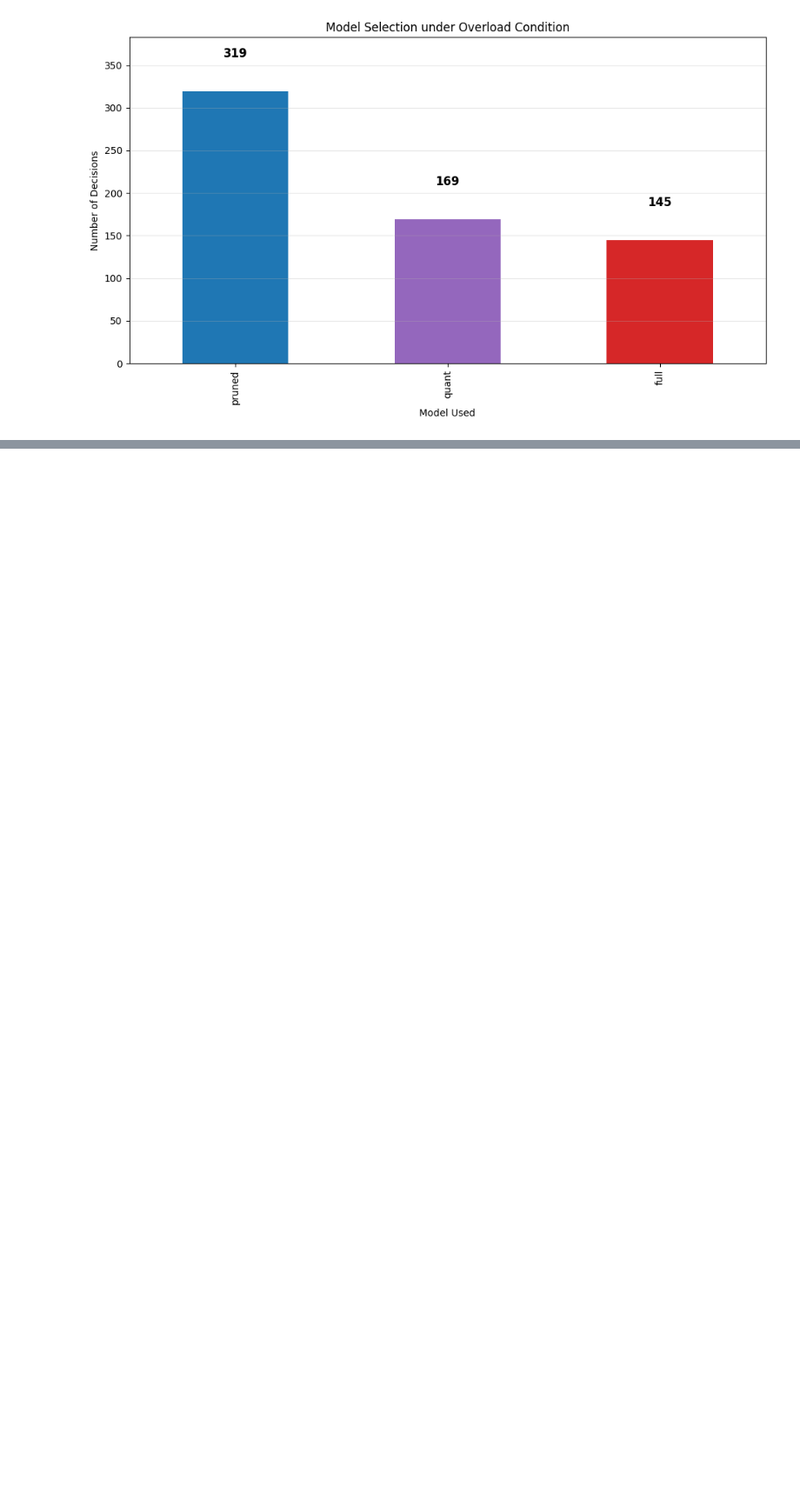
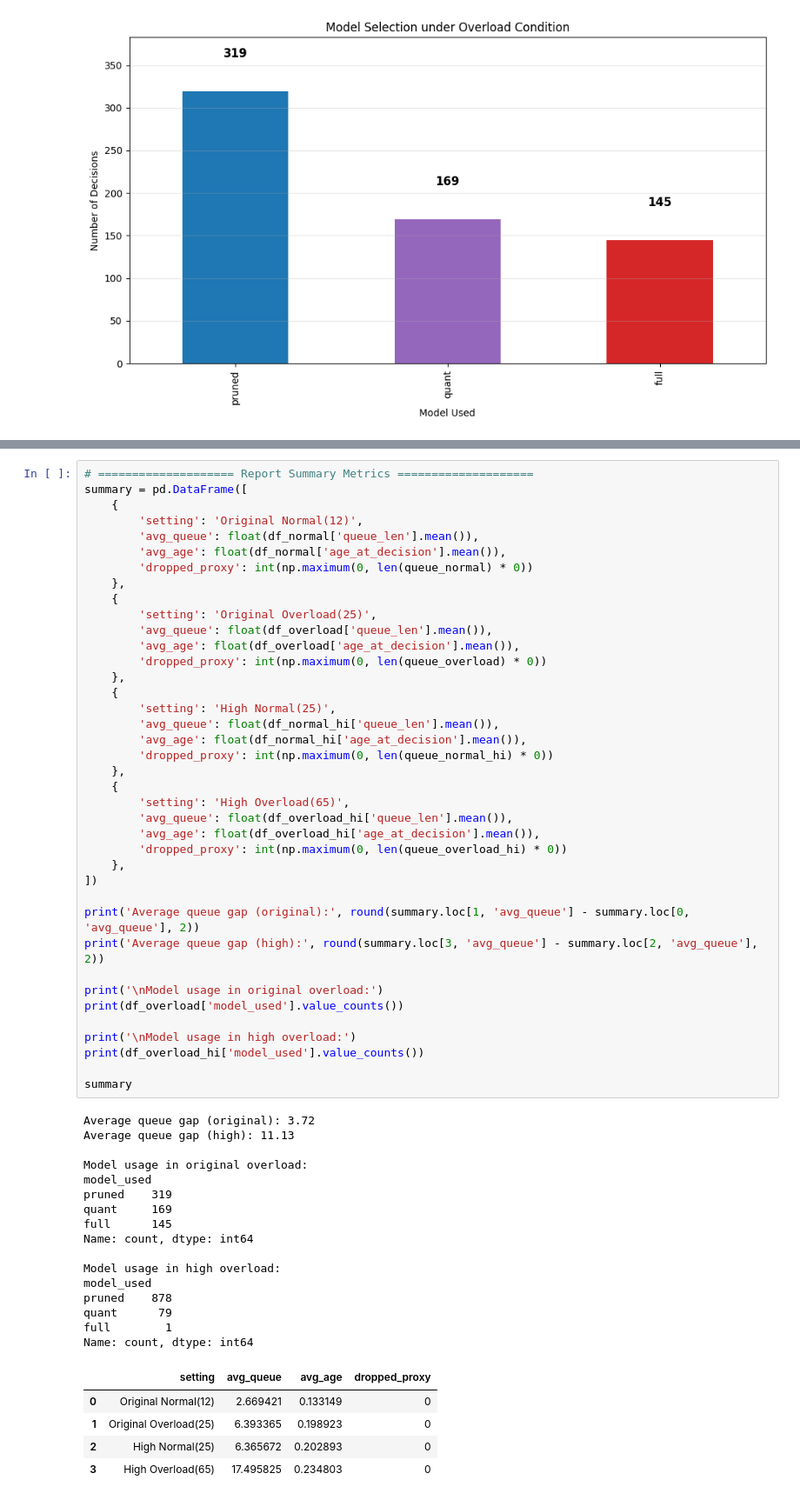
Before and after one commit to mklee38/COMP4436_Project, a Jupyter notebook: main.ipynb, the cells around one changed output, grey strips where cells are left out. Shown at 87% size. Drawn from its saved outputs; the diff is of its cells as text; blank space fills up the shorter version.

```diff
--- a/main.ipynb
+++ b/main.ipynb
@@ -297,0 +335,61 @@ plt.show()
+# %%
+# ==================== Report Summary Metrics ====================
+summary = pd.DataFrame([
+    {
+        'setting': 'Original Normal(12)',
+        'avg_queue': float(df_normal['queue_len'].mean()),
+        'avg_age': float(df_normal['age_at_decision'].mean()),
+        'dropped_proxy': int(np.maximum(0, len(queue_normal) * 0))
+    },
+    {
+        'setting': 'Original Overload(25)',
+        'avg_queue': float(df_overload['queue_len'].mean()),
+        'avg_age': float(df_overload['age_at_decision'].mean()),
+        'dropped_proxy': int(np.maximum(0, len(queue_overload) * 0))
+    },
+    {
+        'setting': 'High Normal(25)',
+        'avg_queue': float(df_normal_hi['queue_len'].mean()),
+        'avg_age': float(df_normal_hi['age_at_decision'].mean()),
+        'dropped_proxy': int(np.maximum(0, len(queue_normal_hi) * 0))
+    },
+    {
+        'setting': 'High Overload(65)',
+        'avg_queue': float(df_overload_hi['queue_len'].mean()),
+        'avg_age': float(df_overload_hi['age_at_decision'].mean()),
+        'dropped_proxy': int(np.maximum(0, len(queue_overload_hi) * 0))
+    },
+])
+
+print('Average queue gap (original):', round(summary.loc[1, 'avg_queue'] - summary.loc[0, 'avg_queue'], 2))
+print('Average queue gap (high):', round(summary.loc[3, 'avg_queue'] - summary.loc[2, 'avg_queue'], 2))
+
+print('\nModel usage in original overload:')
+print(df_overload['model_used'].value_counts())
+
+print('\nModel usage in high overload:')
+print(df_overload_hi['model_used'].value_counts())
+
+summary
+# %% [output]
+Average queue gap (original): 3.72
+Average queue gap (high): 11.13
+
+Model usage in original overload:
+model_used
+pruned    319
+quant     169
+full      145
+Name: count, dtype: int64
+
+Model usage in high overload:
+model_used
+pruned    878
+quant      79
+full        1
+Name: count, dtype: int64
+|  | setting | avg_queue | avg_age | dropped_proxy |
+| 0 | Original Normal(12) | 2.669421 | 0.133149 | 0 |
+| 1 | Original Overload(25) | 6.393365 | 0.198923 | 0 |
+| 2 | High Normal(25) | 6.365672 | 0.202893 | 0 |
+| 3 | High Overload(65) | 17.495825 | 0.234803 | 0 |
```
Also changed, not shown: parts of 2 cells of this notebook.
